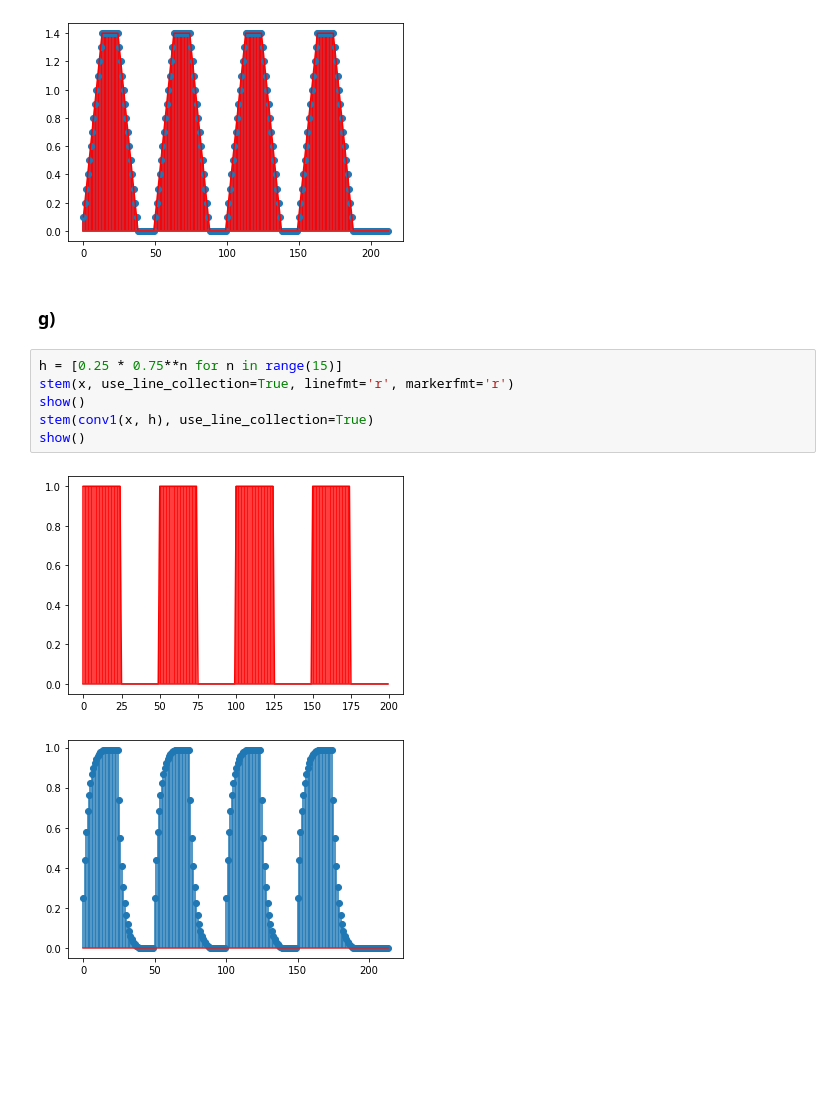
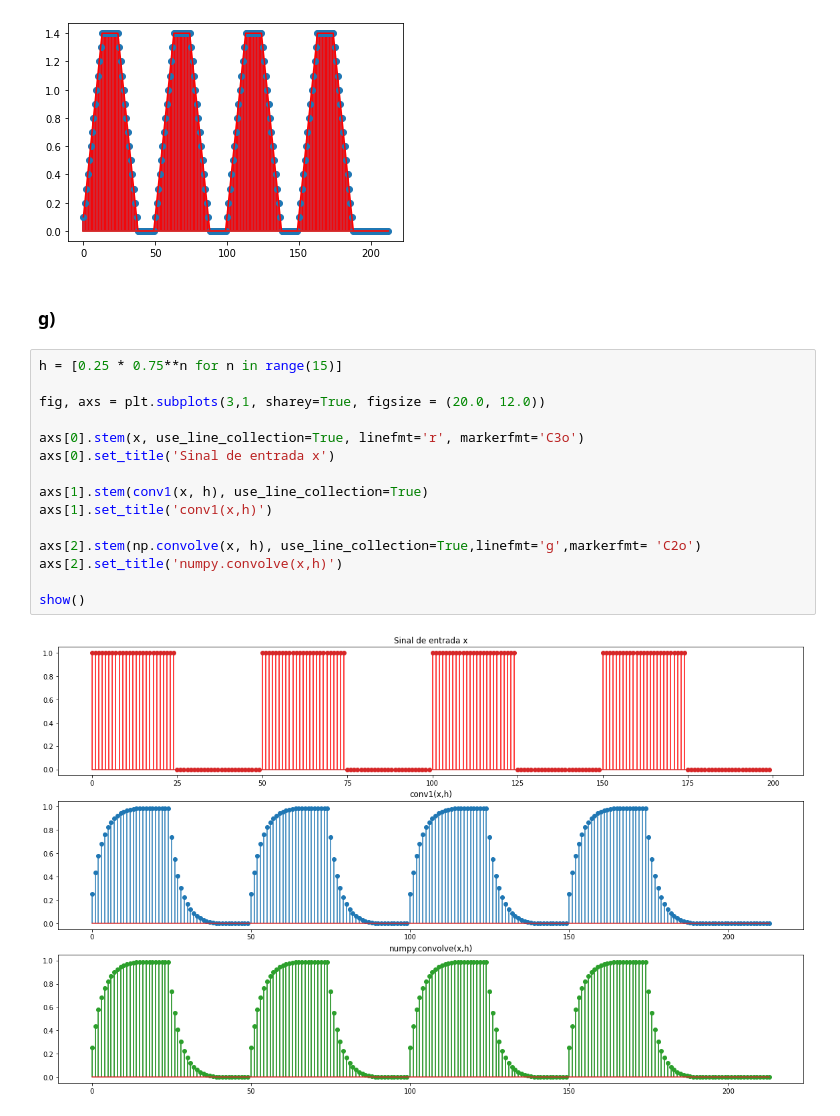
Before and after one commit to julianafalves/Sinais-Digitais, a Jupyter notebook: Projeto3.ipynb, the cells around one changed output. Cells and saved outputs as stored; diff of their text form; blank space fills up the shorter version.

```diff
--- a/Projeto3.ipynb
+++ b/Projeto3.ipynb
@@ -141,13 +141,21 @@ stem(np.convolve(x, h), use_line_collection=True, linefmt='r', markerfmt='r')
 <StemContainer object of 3 artists>
 [figure]
 # %% [markdown]
-### g)
+### **g)**
 # %%
 h = [0.25 * 0.75**n for n in range(15)]
-stem(x, use_line_collection=True, linefmt='r', markerfmt='r')
+
+fig, axs = plt.subplots(3,1, sharey=True, figsize = (20.0, 12.0))
+
+axs[0].stem(x, use_line_collection=True, linefmt='r', markerfmt='C3o')
+axs[0].set_title('Sinal de entrada x')
+
+axs[1].stem(conv1(x, h), use_line_collection=True)
+axs[1].set_title('conv1(x,h)')
+
+axs[2].stem(np.convolve(x, h), use_line_collection=True,linefmt='g',markerfmt= 'C2o')
+axs[2].set_title('numpy.convolve(x,h)')
+
 show()
-stem(conv1(x, h), use_line_collection=True)
-show()
 # %% [output]
-[figure, old version]
+[figure, new version]
-[figure, removed]
```
Also changed, not shown: parts of 5 cells of this notebook.
